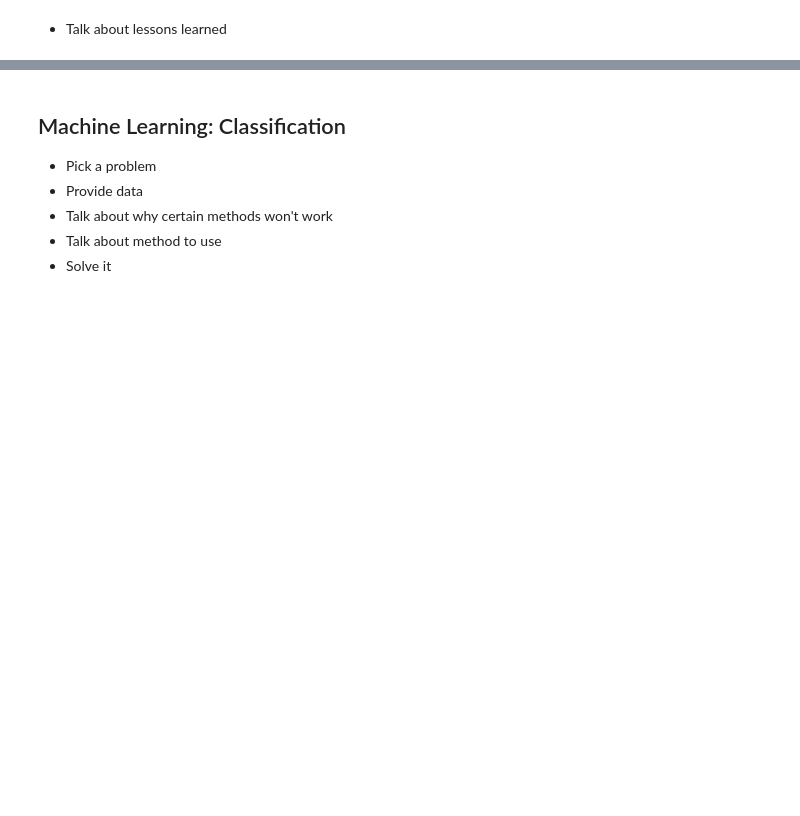
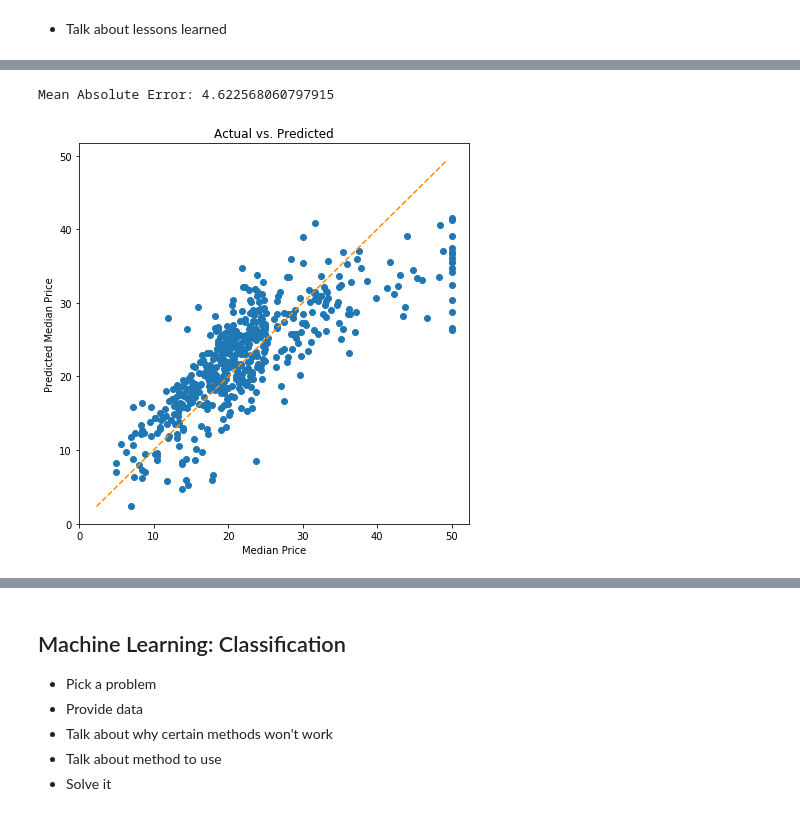
Before and after one commit to JeffMacaluso/Talks, a Jupyter notebook: WhenToUseWhat/WhenToUseWhat.ipynb, the cells around one changed output, grey strips where cells are left out. Saved outputs shown, nothing was run; the diff lists cells and outputs as text; code cells hidden in the pictures; blank space fills up the shorter version.

```diff
--- a/WhenToUseWhat/WhenToUseWhat.ipynb
+++ b/WhenToUseWhat/WhenToUseWhat.ipynb
@@ -72,0 +170,17 @@ Scikit-Learn: 0.20.0
+# %%
+# Loading in the housing data from scikit-learn
+housing_raw_data = datasets.load_boston()
+
+# Putting the features into a data frame
+housing_data = pd.DataFrame(data=housing_raw_data.data,
+                            columns=housing_raw_data.feature_names)
+
+# Adding the label to the data frame
+housing_data['MedianPrice'] = housing_raw_data.target
+
+# Removing the ethically questionable column
+housing_data.drop('B', axis=1, inplace=True)
+
+# Reporting the number of records and
+print('Number of observations:', housing_data.shape[0])
+housing_data.head()
@@ -72,0 +195,40 @@ Scikit-Learn: 0.20.0
+# %%
+from sklearn.model_selection import KFold, cross_val_score
+from sklearn.neural_network import MLPRegressor
+
+# Specifying the features and the label
+X = housing_data.drop('MedianPrice', axis=1)  # Features
+y = housing_data['MedianPrice']  # Label
+
+# Instantiating a neural network with the default parameters
+model = MLPRegressor(random_state=46)  # Setting a seed so we get the same results every time
+
+# Using k-fold cross validation to fit/evaluate the model
+# This is because there are so few observations, so a simple train/test split is more likely to be misleading
+# It's typically best to use k-folds cross validation if you have less than 300,000 observations
+k_fold = KFold(n_splits=10, shuffle=True, random_state=46)  # Instantiating the k-folds object with 10 folds
+k_fold_scores = cross_val_score(model, X, y, cv=k_fold,  # Fitting the k-folds object
+                                n_jobs=-1,  # Parallel processing for all cores on your CPU
+                                scoring='neg_mean_absolute_error')  # Specifying mean absolute error as the metric to report
+neural_network_mean_absolute_error = abs(np.mean(k_fold_scores))  # Gathering the average mean absolute error from the folds
+print('Mean Absolute Error:', neural_network_mean_absolute_error)  # Reporting the mean absolute error
+
+# Fitting the model on the entire dataset and producing predictions
+model.fit(X, y)
+housing_data['Prediction'] = model.predict(X)
+
+# Plotting the predicted vs. actuals in order to observe the bias and variance
+plt.figure(figsize=(7, 7))
+plt.scatter(x=housing_data['MedianPrice'], y=housing_data['Prediction'])
+plt.xlabel('Median Price')
+plt.ylabel('Predicted Median Price')
+
+# Plotting a diagonal line to better differentiate the actuals vs. predicted
+line_coords = np.arange(housing_data[['MedianPrice', 'Prediction']].min().min(), housing_data[['MedianPrice', 'Prediction']].max().max())
+plt.plot(line_coords, line_coords,  # X and y points
+             color='darkorange', linestyle='--')
+plt.title('Actual vs. Predicted')
+plt.show()
+# %% [output]
+Mean Absolute Error: 4.622568060797915
+[figure, added]
```
Also changed, not shown: parts of 15 cells of this notebook.
